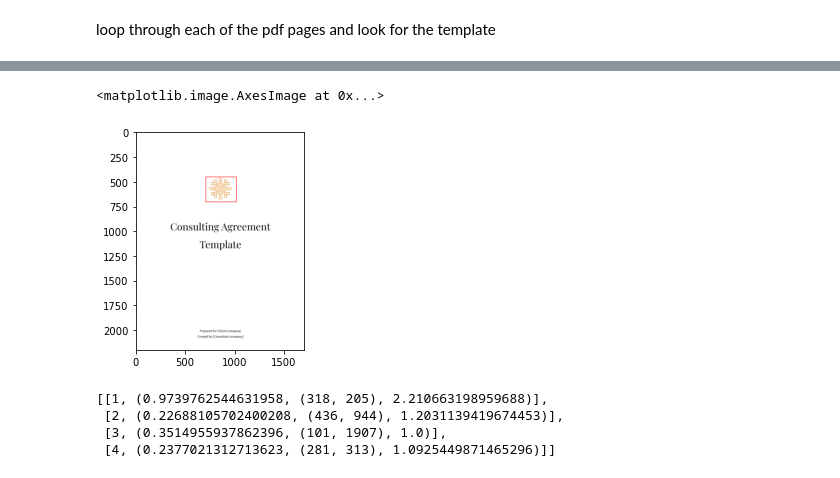
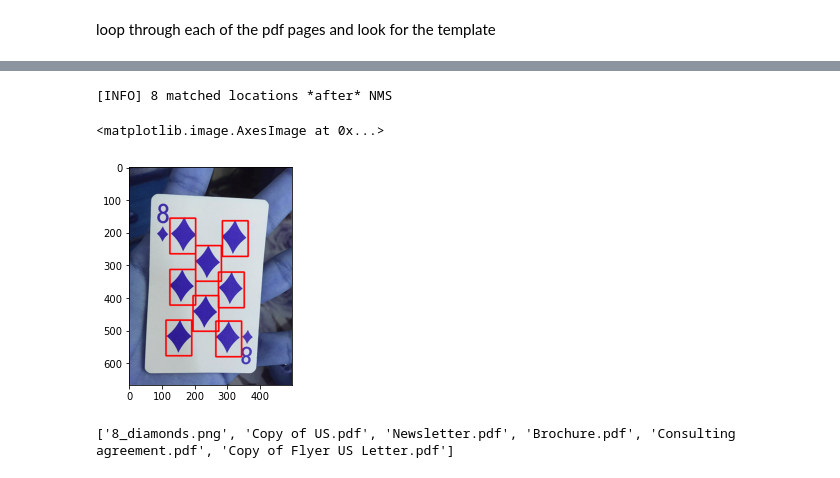
Before and after one commit to ReindeerWrestler/template_icons_matching, a Jupyter notebook: test.ipynb, the cells around one changed output, grey strips where cells are left out. Drawn from its saved outputs; the diff is of its cells as text; code cells hidden in the pictures.

Commit message:
done except for multiple image matches

```diff
--- a/test.ipynb
+++ b/test.ipynb
@@ -7,8 +8,11 @@ import imutils
 # %%
-pdf_pages = convert_from_path("pdfs/Consulting agreement.pdf")
-page_count = len(pdf_pages)
-pdf_images = []
-print(page_count)
+# pdf_pages = convert_from_path("pdfs/Consulting agreement.pdf")
+# page_count = len(pdf_pages)
+# pdf_images = []
+# print(page_count)
+#
+# for page in pdf_pages:
+#     pdf_images.append(np.array(page))
 
-for page in pdf_pages:
-    pdf_images.append(np.array(page))
+image = cv2.imread("pdfs/8_diamonds.png")
+thres = 0.8
@@ -19,7 +21,7 @@ Load in template and change it to a grayscale
 
 The code below currently misses correctly identifying the template. Likely die to a scale miss match.
 # %%
-template = cv2.imread("templates/lotus.png")
+template = cv2.imread("templates/diamonds_template.png")
 
 template_gray = cv2.cvtColor(template, cv2.COLOR_BGRA2GRAY)
 
@@ -57,0 +75,3 @@ for page in pdf_images:
+# %%
+(yCoords, xCoords) = np.where(result >= thres)
+print(yCoords)
@@ -58,20 +96,41 @@ for page in pdf_images:
 # %%
-(_, maxLoc, resizing_ratio) = found = template_results[0][1]
-(startX, startY) = (int(maxLoc[0] * resizing_ratio), int(maxLoc[1] * resizing_ratio))
-(endX, endY) = (int((maxLoc[0] + tW) * resizing_ratio), int((maxLoc[1] + tH) * resizing_ratio))
+# (_, maxLoc, resizing_ratio) = found = template_results[0][1]
+# (startX, startY) = (int(maxLoc[0] * resizing_ratio), int(maxLoc[1] * resizing_ratio))
+# (endX, endY) = (int((maxLoc[0] + tW) * resizing_ratio), int((maxLoc[1] + tH) * resizing_ratio))
+
+rects = []
+
+# loop over the starting (x, y)-coordinates again
+for (x, y) in zip(xCoords, yCoords):
+	# update our list of rectangles
+	rects.append((x, y, x + tW, y + tH))
+
+pick = non_max_suppression(np.array(rects))
+
+print("[INFO] {} matched locations *after* NMS".format(len(pick)))
+# %% [output]
+[INFO] 8 matched locations *after* NMS
-# %%
-cv2.rectangle(pdf_images[0], (startX, startY), (endX, endY), (255, 0, 0), 3);
-plt.imshow(pdf_images[0])
-# %% [output]
-<matplotlib.image.AxesImage at 0x...>
-[figure, removed]
+# %%
+# cv2.rectangle(image, (startX, startY), (endX, endY), (255, 0, 0), 3);
+# plt.imshow(image)
+for (startX, startY, endX, endY) in pick:
+	# draw the bounding box on the image
+	cv2.rectangle(image, (startX, startY), (endX, endY),
+		(255, 0, 0), 3)
+plt.imshow(image)
+# %% [output]
+<matplotlib.image.AxesImage at 0x...>
+[figure, added]
 # %%
-template_results
+
 # cv2.imshow("im", pdf_images[1])
 # cv2.imshow("Template", template)
 # cv2.waitKey(0)
+
+import os
+
+pdf_files = os.listdir("pdfs")
+print(pdf_files)
+templates = os.listdir("templates")
 # %% [output]
-[[1, (0.9739762544631958, (318, 205), 2.210663198959688)],
- [2, (0.22688105702400208, (436, 944), 1.2031139419674453)],
- [3, (0.3514955937862396, (101, 1907), 1.0)],
- [4, (0.2377021312713623, (281, 313), 1.0925449871465296)]]
+['8_diamonds.png', 'Copy of US.pdf', 'Newsletter.pdf', 'Brochure.pdf', 'Consulting agreement.pdf', 'Copy of Flyer US Letter.pdf']
```
Also changed, not shown: parts of 4 cells of this notebook, 3 other files.
